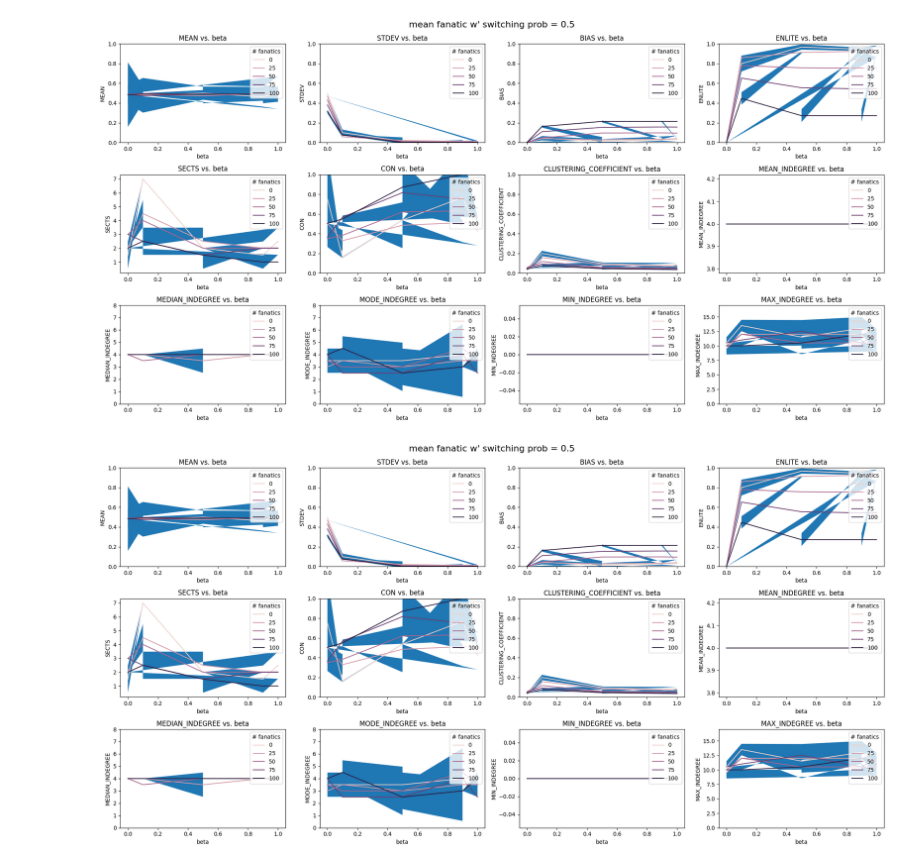
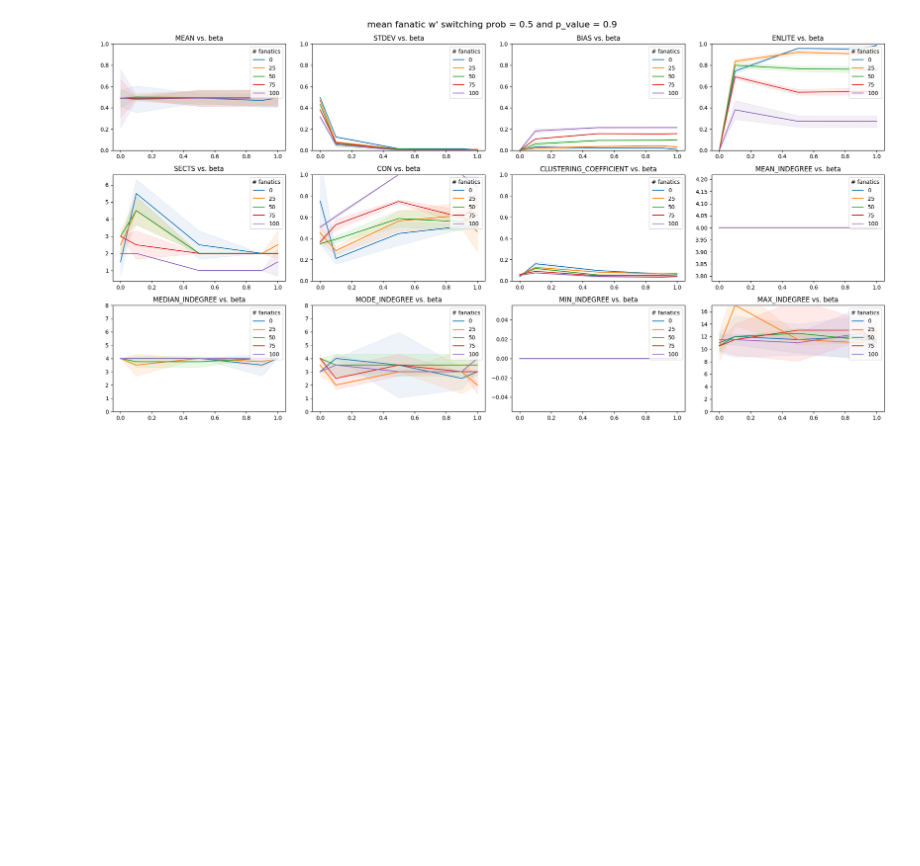
Before and after one commit to ducquando/social-network, a Jupyter notebook: sandbox.ipynb, the cells around one changed output. Cells and saved outputs as stored; diff of their text form; code cells hidden in the pictures; blank space fills up the shorter version.

Commit message:
Change default confident interval to 0.9

```diff
--- a/sandbox.ipynb
+++ b/sandbox.ipynb
@@ -8,14 +11,13 @@ from utils.visualize import line_plot, line_plot_95_interval
 # %%
 # Change the date time to the date time of the pickle file you want to load
-DATE = '241001'
-TIME = '1707'
+DATE = '241002'
+TIME = '2016'
 metrics= ['MEAN', 'STDEV', 'BIAS', 'ENLITE', 'SECTS', 'CON', 'CLUSTERING_COEFFICIENT', 'MEAN_INDEGREE','MEDIAN_INDEGREE', 'MODE_INDEGREE', 'MIN_INDEGREE', 'MAX_INDEGREE']
 data_fanatics, data_no_fanatics = get_data(DATE, TIME)
 
 fanatics_switch_min = get_fanatics(data_fanatics, data_no_fanatics, 'mean', 0.5)
 # %%
-metrics= ['MEAN']
-line_plot_95_interval(fanatics_switch_min, metrics, DATE, TIME, export=True)
+metrics= ['MEAN', 'STDEV', 'BIAS', 'ENLITE', 'SECTS', 'CON', 'CLUSTERING_COEFFICIENT', 'MEAN_INDEGREE','MEDIAN_INDEGREE', 'MODE_INDEGREE', 'MIN_INDEGREE', 'MAX_INDEGREE']
+_ = line_plot_with_confidence_interval(fanatics_switch_min, metrics, DATE, TIME, export=True)
 # %% [output]
-[figure, old version]
+[figure, new version]
-[figure, removed]
```
Also changed, not shown: parts of 2 cells of this notebook, 2 other files.
